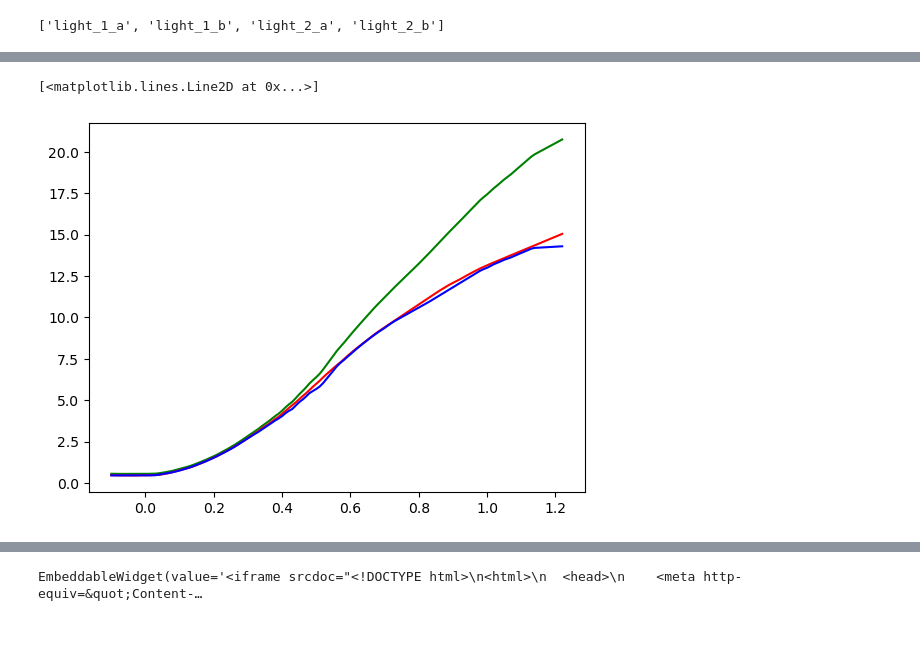
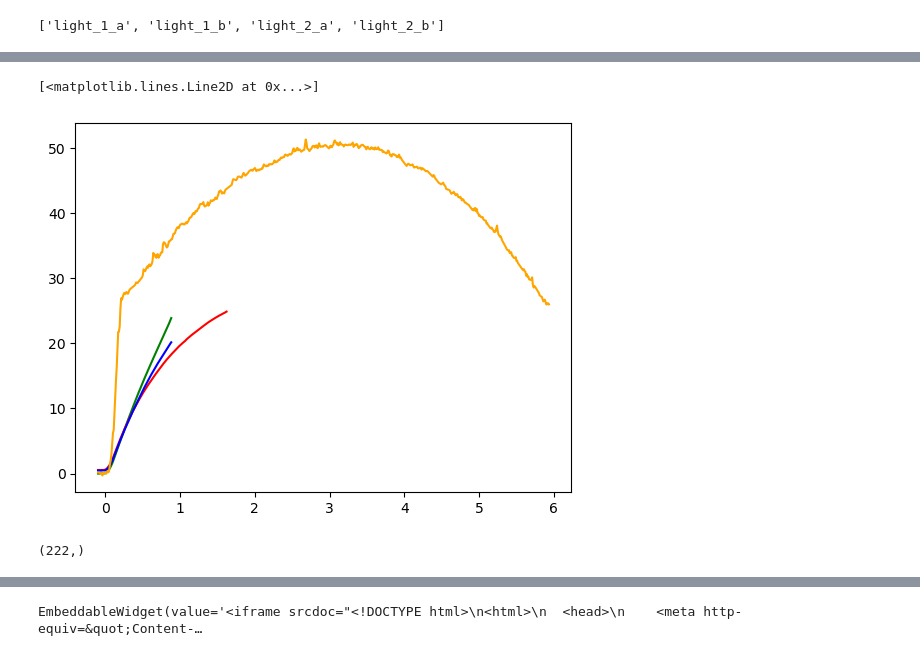
Before and after one commit to vas0x59/empirica_pet_bottle, a Jupyter notebook: proc_rocket/notebook.ipynb, the cells around one changed output, grey strips where cells are left out. Drawn from its saved outputs; the diff is of its cells as text; code cells hidden in the pictures.

Commit message:
data from logger added

```diff
--- a/proc_rocket/notebook.ipynb
+++ b/proc_rocket/notebook.ipynb
@@ -68,9 +95,9 @@ def interpolate_markers(df) -> pd.DataFrame:
     out = df.copy()
     out[[i for i in df.columns if "light" in i]] = out[[i for i in out.columns if "light" in i]].interpolate(method="linear", limit_direction="both")
     return out
-def interpolate_rocket(df) -> pd.DataFrame:
+def interpolate_rocket(df, limit=15) -> pd.DataFrame:
     out = df.copy()
-    out[[i for i in df.columns if "A_" in i]] = out[[i for i in out.columns if "A_" in i]].interpolate(method="linear", limit_direction="both")
+    out[[i for i in df.columns if "A_" in i]] = out[[i for i in out.columns if "A_" in i]].interpolate(method="linear", limit_direction="backward", limit=limit)
     return out
 # %%
 def interpolate_data_frame_to_new_t(df, t_new) -> pd.DataFrame:
@@ -111,8 +138,12 @@ d1 = interpolate_markers(load_track_txt(get_track_path(exp_dir + "/" + desc["vid
 d0 = interpolate_rocket(d0)
 d1 = interpolate_rocket(d1)
 
+dl = load_logger_data(exp_dir + "/" + desc["data"])
+
+
 d0["t"] -= desc["manual_t0_0"]
 d1["t"] -= desc["manual_t0_1"]
+dl["t"] -= desc["manual_t0_data"]
 # %%
 interp_range =[max([-0.1, d0["t"].min(), d1["t"].min()]), max(d0["t"].max(),d1["t"].max())]
 # %%
@@ -121,6 +152,8 @@ t_new = np.arange(interp_range[0], interp_range[1], 0.01)
 # %%
 d0_new_t = interpolate_data_frame_to_new_t(d0, t_new)
 d1_new_t = interpolate_data_frame_to_new_t(d1, t_new)
+
+dl_new_t = interpolate_data_frame_to_new_t(dl, t_new)
 # %%
 # d0["bench_1__pixely"]
 # %%
@@ -253,6 +290,6 @@ np.linalg.norm(bench_1_p - bench_2_p)
 # %%
 pnts = []
-NN = len(A0)//6
+NN = len(A0)//3
 for N in range(NN):
     pnts.append(find_point(A0[N], A1[N]))
 pnts = np.array(pnts)
@@ -261,10 +298,10 @@ pnts = np.array(pnts)
 # o1, v1 = find_ray(T_c1, calib_1, A1[N])
 # pnts.append(find_point_near_2rays(o0, v0, o1, v1))
 # %%
-plt.plot(t_new[:NN], pnts[:, 2], c="green")
+plt.plot(t_new[:NN], pnts[:, 2] - pnts[0, 2], c="green")
 plt.plot(t_new[:NN], d0_new_t["A__x"][:NN], c="r")
 plt.plot(t_new[:NN], d1_new_t["A__x"][:NN], c="b")
-plt.scatter()
+plt.plot(dl_new_t["t"], dl_new_t["h"], c="orange")
 # %% [output]
 [<matplotlib.lines.Line2D at 0x...>]
-[figure, old version]
+[figure, new version]
@@ -270,0 +325,4 @@ plt.scatter()
+# %%
+pnts[:, 1].shape
+# %% [output]
+(222,)
```
Also changed, not shown: parts of 21 cells of this notebook, 4 other files.
